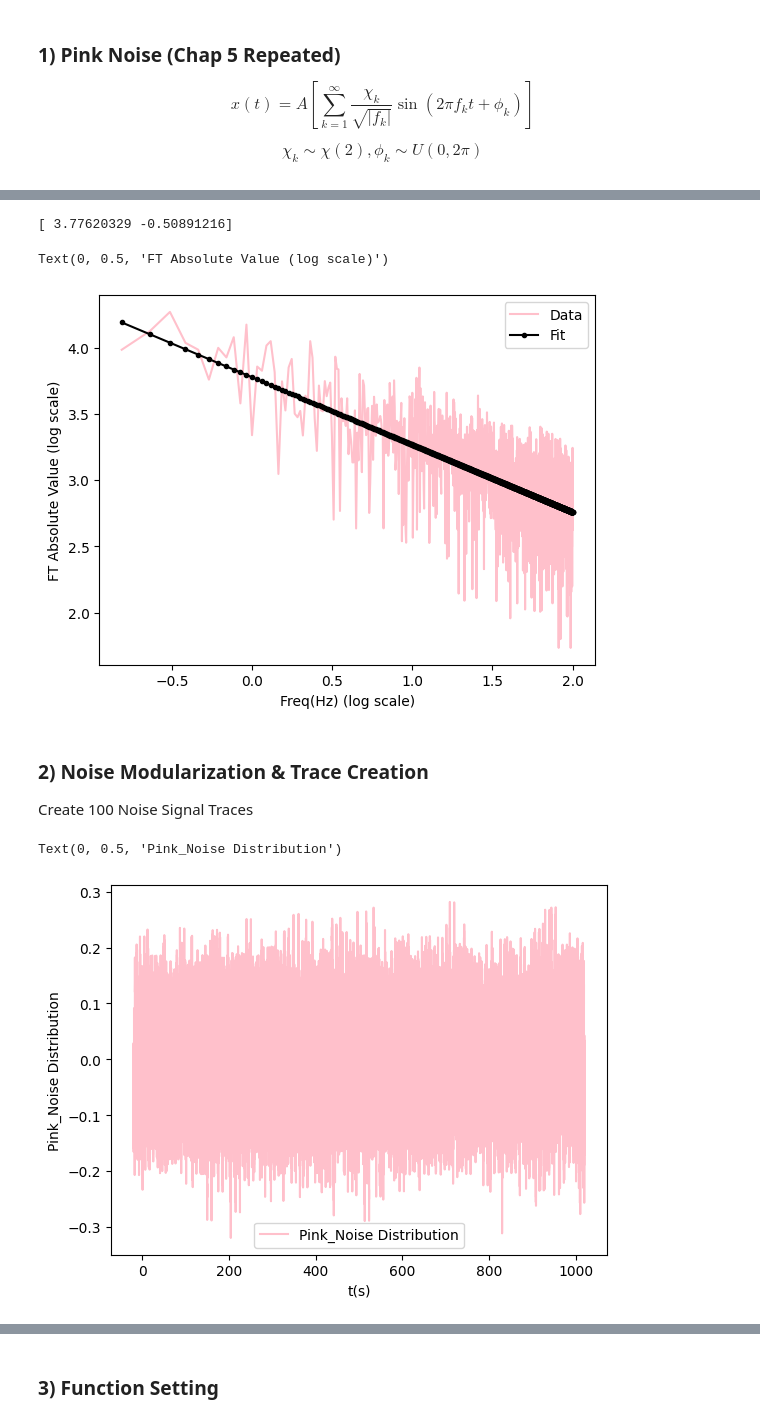
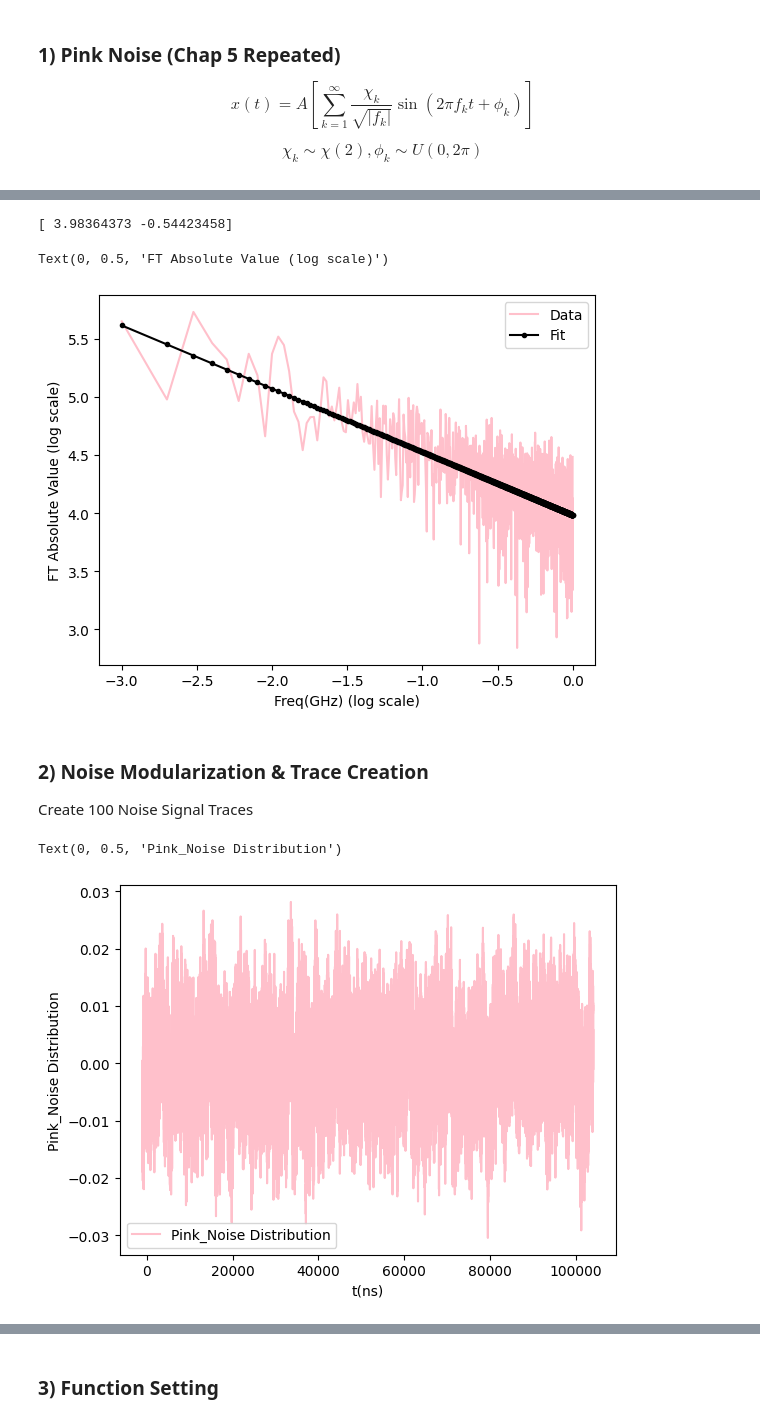
Before and after one commit to BrainConnection/Dynamical_Decoupling_Project, a Jupyter notebook: Project Dynamic Decoupling/Pink Noise Decoupling Practice.ipynb, the cells around one changed output, grey strips where cells are left out. Drawn from its saved outputs; the diff is of its cells as text; code cells hidden in the pictures.

```diff
--- a/Project Dynamic Decoupling/Pink Noise Decoupling Practice.ipynb
+++ b/Project Dynamic Decoupling/Pink Noise Decoupling Practice.ipynb
@@ -74,11 +85,11 @@ def Pink_Noise(min_freq, freq_repeat, t_srt, t_end, t_repeat, mu, sigma, A):
 def func(t, b, a):
     return b + a * t
 # %%
-min_freq = 0.1
-freq_repeat = 1000
-t_repeat = 13000
+min_freq = 0.00001
+freq_repeat = 100000
+t_repeat = 2000
 t_srt = 0
-t_end = 13
+t_end = 1000
 
 mu = 0
 sigma = 1
@@ -136,41 +150,41 @@ fig, ax = plt.subplots(1, 1)
 ax.plot(x_freq_plog, x_fft_plog, label = 'Data', color='pink')
 ax.plot(x_freq_plog, func(x_freq_plog, popt[0], popt[1]), marker='.', label = 'Fit', color='black')
 ax.legend()
-ax.set_xlabel('Freq(Hz) (log scale)')
+ax.set_xlabel('Freq(GHz) (log scale)')
 ax.set_ylabel('FT Absolute Value (log scale)')
 # %% [output]
-[ 3.77620329 -0.50891216]
+[ 3.98364373 -0.54423458]
 Text(0, 0.5, 'FT Absolute Value (log scale)')
-[figure, old version]
+[figure, new version]
 # %% [markdown]
 ### 2) Noise Modularization & Trace Creation
 
 Create 100 Noise Signal Traces
 # %%
-# must input t_repeat = 1000 * (t_end-t_srt)
-
-def Pink_Noise_Interpolate(min_freq, freq_repeat, t_srt, t_end, t_repeat, mu, sigma, A):
+def Pink_Noise_Interpolate(t_srt, t_end, t_repeat, A):
 
   tlist = np.linspace(t_srt, t_end, t_repeat)
   Pink_Noise_Discrete = np.array([])
 
-  num = (int)((t_end-t_srt)/13)
+  num = (int)((t_end-t_srt)/5000)
 
   for i in range(num):
-    Noise = Pink_Noise(min_freq, freq_repeat, 0, 13, 13000, mu, sigma, A)
+    Noise = Pink_Noise(0.00001, 100000, 0, 5000, 10000, 0, 1, A)
     Pink_Noise_Discrete = np.concatenate((Pink_Noise_Discrete, Noise), axis=0)
 
   Pink_Noise_Continuous = scipy.interpolate.interp1d(tlist, Pink_Noise_Discrete, fill_value="extrapolate")
   return Pink_Noise_Continuous
 # %%
-tlist = np.linspace(-20, 1020, 1040000)
-noise = Pink_Noise_Interpolate(0.1, 1000, -20, 1020, 1040000, 0, 1, 2*np.pi*0.00120)
+# RMS 0.001 GHZ
+
+tlist = np.linspace(-1000, 104000, 210000)
+noise = Pink_Noise_Interpolate(-1000, 104000, 210000, 2*np.pi*0.000001)
 
 fig, ax = plt.subplots(1, 1)
 ax.plot(tlist, noise(tlist), label = 'Pink_Noise Distribution', color='pink')
 ax.legend(loc = 0)
-ax.set_xlabel('t(s)')
+ax.set_xlabel('t(ns)')
 ax.set_ylabel('Pink_Noise Distribution')
 # %% [output]
 Text(0, 0.5, 'Pink_Noise Distribution')
-[figure, old version]
+[figure, new version]
```
Also changed, not shown: parts of 20 cells of this notebook.
